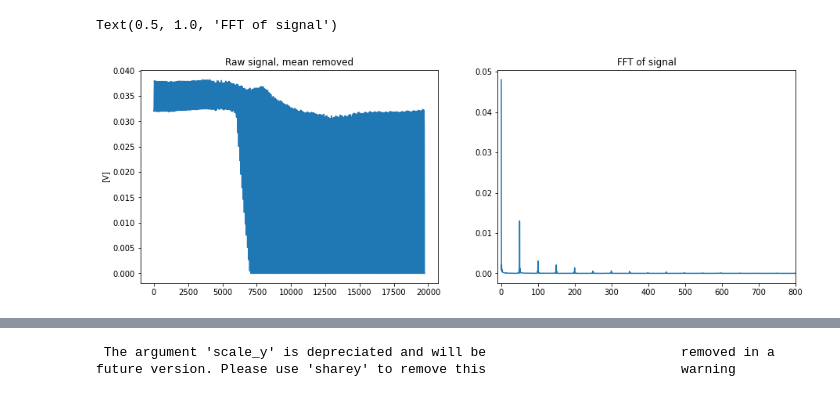
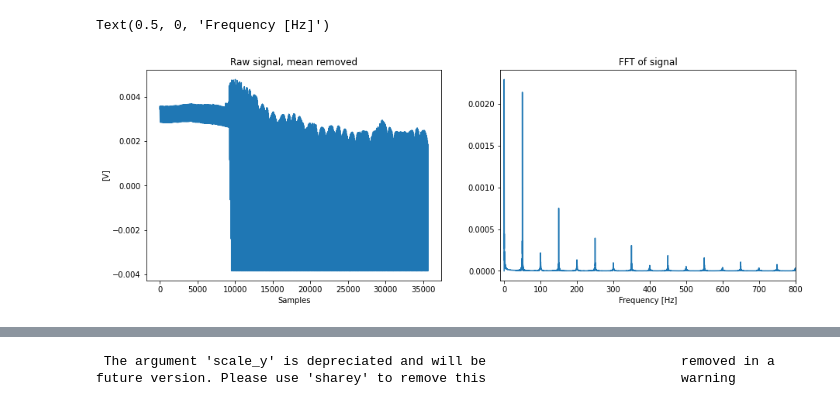
Before and after one commit to kstray/master-thesis-implementation, a Jupyter notebook: emg_processing.ipynb, the cells around one changed output, grey strips where cells are left out. Drawn from its saved outputs; the diff is of its cells as text; code cells hidden in the pictures.

```diff
--- a/emg_processing.ipynb
+++ b/emg_processing.ipynb
@@ -26,25 +26,27 @@ df.iloc[10:].plot()
 # %%
 # Plot raw EMG signals and FFT
-y = df.channel_6
+y = df.channel_5
 y = y.to_numpy()
-y = y[100:]
-# y = y - y.mean()
+y = y[1000:-3000]           # Remove funky end-effects
+y = y - y.mean()            # Center around zero
 
 N = len(y)
 T = 1 / sampling_rate
 x = np.linspace(0.0, 1.0/(2.0*T), N//2)
 y_fft = scipy.fftpack.fft(y)
 
 fig = plt.figure(figsize=(15,5))
 plt.subplot(1, 2, 1)
 plt.plot(y)
 # plt.xlim(7000,8000)
 plt.title('Raw signal, mean removed')
 plt.ylabel('[V]')
+plt.xlabel('Samples')
 plt.subplot(1, 2, 2)
 plt.plot(x, 2.0/N * np.abs(y_fft[:N//2]))
 plt.xlim(-10, 800)
 plt.title('FFT of signal')
+plt.xlabel('Frequency [Hz]')
 # %% [output]
-Text(0.5, 1.0, 'FFT of signal')
+Text(0.5, 0, 'Frequency [Hz]')
-[figure, old version]
+[figure, new version]
```
Also changed, not shown: parts of 8 cells of this notebook, 2 other files.
